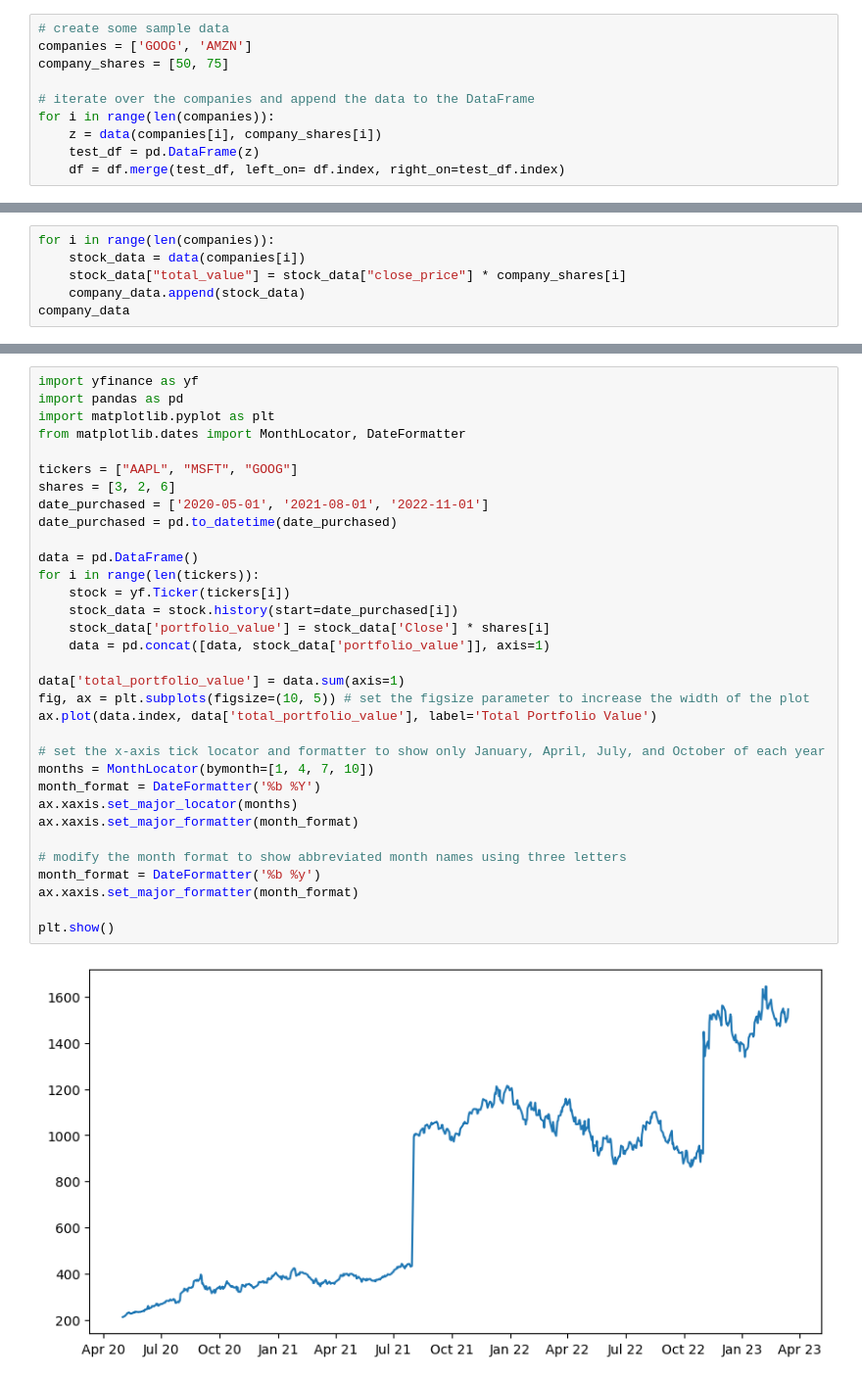
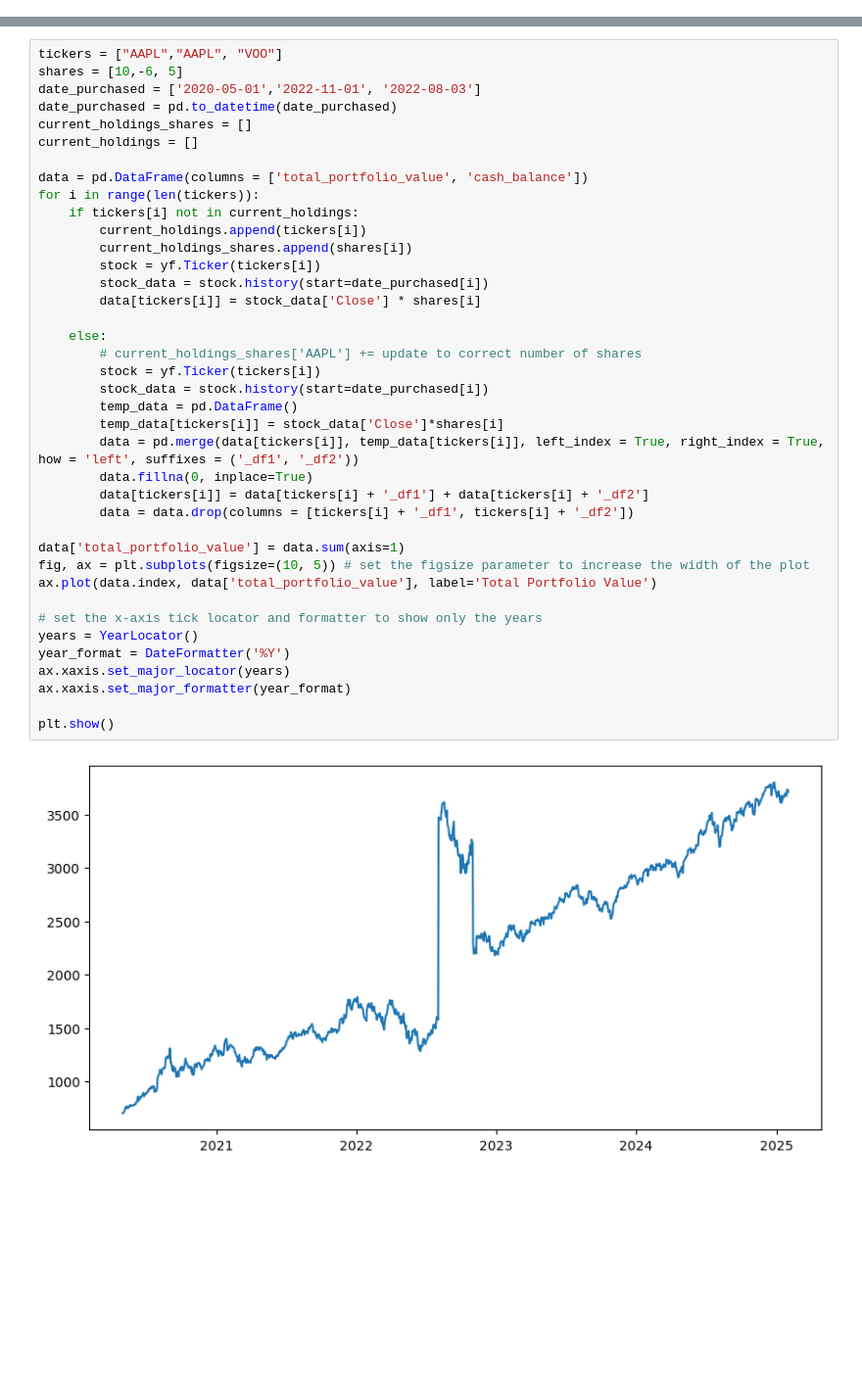
Before and after one commit to RuiGene/stock_search, a Jupyter notebook: x.ipynb, the cells around one changed output, grey strips where cells are left out. Shown at 98% size. Saved outputs shown, nothing was run; the diff lists cells and outputs as text; blank space fills up the shorter version.

Commit message:
Created current holdings database

```diff
--- a/x.ipynb
+++ b/x.ipynb
@@ -36,10 +11,0 @@ df
-# %%
-# create some sample data
-companies = ['GOOG', 'AMZN']
-company_shares = [50, 75]
-
-# iterate over the companies and append the data to the DataFrame
-for i in range(len(companies)):
-    z = data(companies[i], company_shares[i])
-    test_df = pd.DataFrame(z)
-    df = df.merge(test_df, left_on= df.index, right_on=test_df.index)
@@ -51,6 +11,0 @@ df.merge(msft_df, left_on= df.index, right_on=msft_df.index)
-# %%
-for i in range(len(companies)):
-    stock_data = data(companies[i])
-    stock_data["total_value"] = stock_data["close_price"] * company_shares[i]
-    company_data.append(stock_data)
-company_data
@@ -145,35 +161,41 @@ data
 # %%
-import yfinance as yf
-import pandas as pd
-import matplotlib.pyplot as plt
-from matplotlib.dates import MonthLocator, DateFormatter
+tickers = ["AAPL","AAPL", "VOO"]
+shares = [10,-6, 5]
+date_purchased = ['2020-05-01','2022-11-01', '2022-08-03']
+date_purchased = pd.to_datetime(date_purchased)
+current_holdings_shares = []
+current_holdings = []
 
-tickers = ["AAPL", "MSFT", "GOOG"]
-shares = [3, 2, 6]
-date_purchased = ['2020-05-01', '2021-08-01', '2022-11-01']
-date_purchased = pd.to_datetime(date_purchased)
+data = pd.DataFrame(columns = ['total_portfolio_value', 'cash_balance'])
+for i in range(len(tickers)):
+    if tickers[i] not in current_holdings:
+        current_holdings.append(tickers[i])
+        current_holdings_shares.append(shares[i])
+        stock = yf.Ticker(tickers[i])
+        stock_data = stock.history(start=date_purchased[i])
+        data[tickers[i]] = stock_data['Close'] * shares[i]
 
-data = pd.DataFrame()
-for i in range(len(tickers)):
-    stock = yf.Ticker(tickers[i])
-    stock_data = stock.history(start=date_purchased[i])
-    stock_data['portfolio_value'] = stock_data['Close'] * shares[i]
-    data = pd.concat([data, stock_data['portfolio_value']], axis=1)
+    else:
+        # current_holdings_shares['AAPL'] += update to correct number of shares
+        stock = yf.Ticker(tickers[i])
+        stock_data = stock.history(start=date_purchased[i])
+        temp_data = pd.DataFrame()
+        temp_data[tickers[i]] = stock_data['Close']*shares[i]
+        data = pd.merge(data[tickers[i]], temp_data[tickers[i]], left_index = True, right_index = True, how = 'left', suffixes = ('_df1', '_df2'))
+        data.fillna(0, inplace=True)
+        data[tickers[i]] = data[tickers[i] + '_df1'] + data[tickers[i] + '_df2']
+        data = data.drop(columns = [tickers[i] + '_df1', tickers[i] + '_df2'])
 
 data['total_portfolio_value'] = data.sum(axis=1)
 fig, ax = plt.subplots(figsize=(10, 5)) # set the figsize parameter to increase the width of the plot
 ax.plot(data.index, data['total_portfolio_value'], label='Total Portfolio Value')
 
-# set the x-axis tick locator and formatter to show only January, April, July, and October of each year
-months = MonthLocator(bymonth=[1, 4, 7, 10])
-month_format = DateFormatter('%b %Y')
-ax.xaxis.set_major_locator(months)
-ax.xaxis.set_major_formatter(month_format)
-
-# modify the month format to show abbreviated month names using three letters
-month_format = DateFormatter('%b %y')
-ax.xaxis.set_major_formatter(month_format)
+# set the x-axis tick locator and formatter to show only the years
+years = YearLocator()
+year_format = DateFormatter('%Y')
+ax.xaxis.set_major_locator(years)
+ax.xaxis.set_major_formatter(year_format)
 
 plt.show()
 # %% [output]
-[figure, old version]
+[figure, new version]
```
Also changed, not shown: parts of 13 cells of this notebook, 5 other files.
